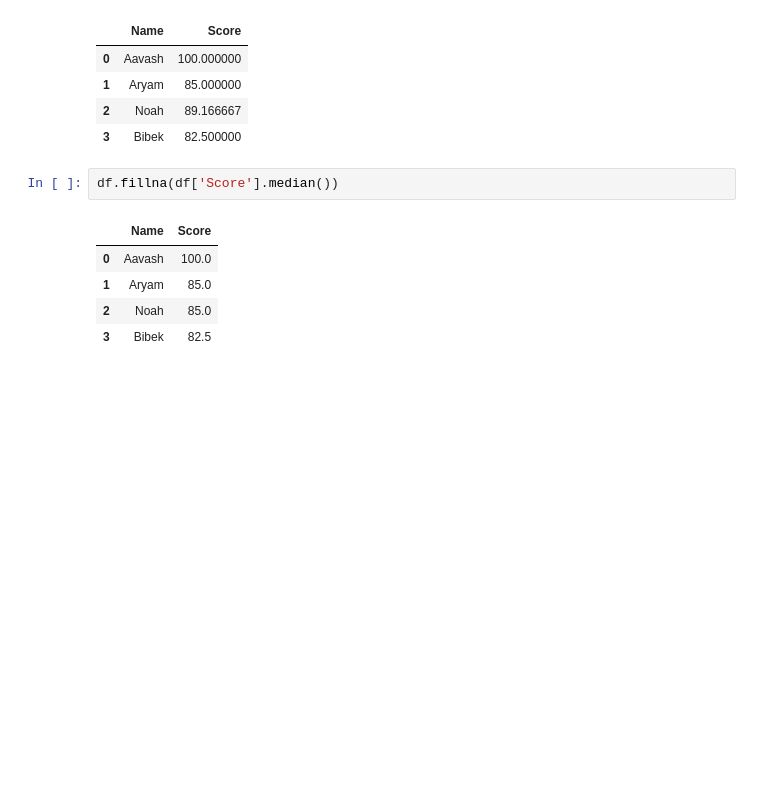
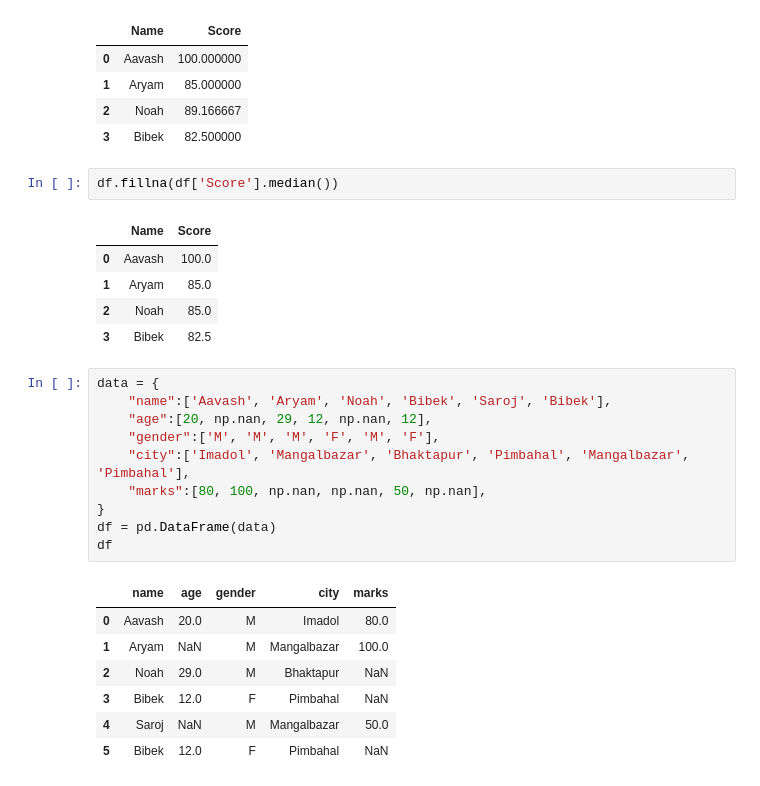
Before and after one commit to TAavash/Data-Science-with-AI, a Jupyter notebook: handling_missing_values.ipynb, the cells around one changed output. Drawn from its saved outputs; the diff is of its cells as text; blank space fills up the shorter version.

```diff
--- a/handling_missing_values.ipynb
+++ b/handling_missing_values.ipynb
@@ -165,3 +165,21 @@ df.fillna(df['Score'].median())
 | 1 | Aryam | 85.0 |
 | 2 | Noah | 85.0 |
 | 3 | Bibek | 82.5 |
+# %%
+data = {
+    "name":['Aavash', 'Aryam', 'Noah', 'Bibek', 'Saroj', 'Bibek'],
+    "age":[20, np.nan, 29, 12, np.nan, 12],
+    "gender":['M', 'M', 'M', 'F', 'M', 'F'],
+    "city":['Imadol', 'Mangalbazar', 'Bhaktapur', 'Pimbahal', 'Mangalbazar', 'Pimbahal'],
+    "marks":[80, 100, np.nan, np.nan, 50, np.nan],
+}
+df = pd.DataFrame(data)
+df
+# %% [output]
+|  | name | age | gender | city | marks |
+| 0 | Aavash | 20.0 | M | Imadol | 80.0 |
+| 1 | Aryam | NaN | M | Mangalbazar | 100.0 |
+| 2 | Noah | 29.0 | M | Bhaktapur | NaN |
+| 3 | Bibek | 12.0 | F | Pimbahal | NaN |
+| 4 | Saroj | NaN | M | Mangalbazar | 50.0 |
+| 5 | Bibek | 12.0 | F | Pimbahal | NaN |
```
Also changed, not shown: parts of 19 cells of this notebook, 3 other files.
